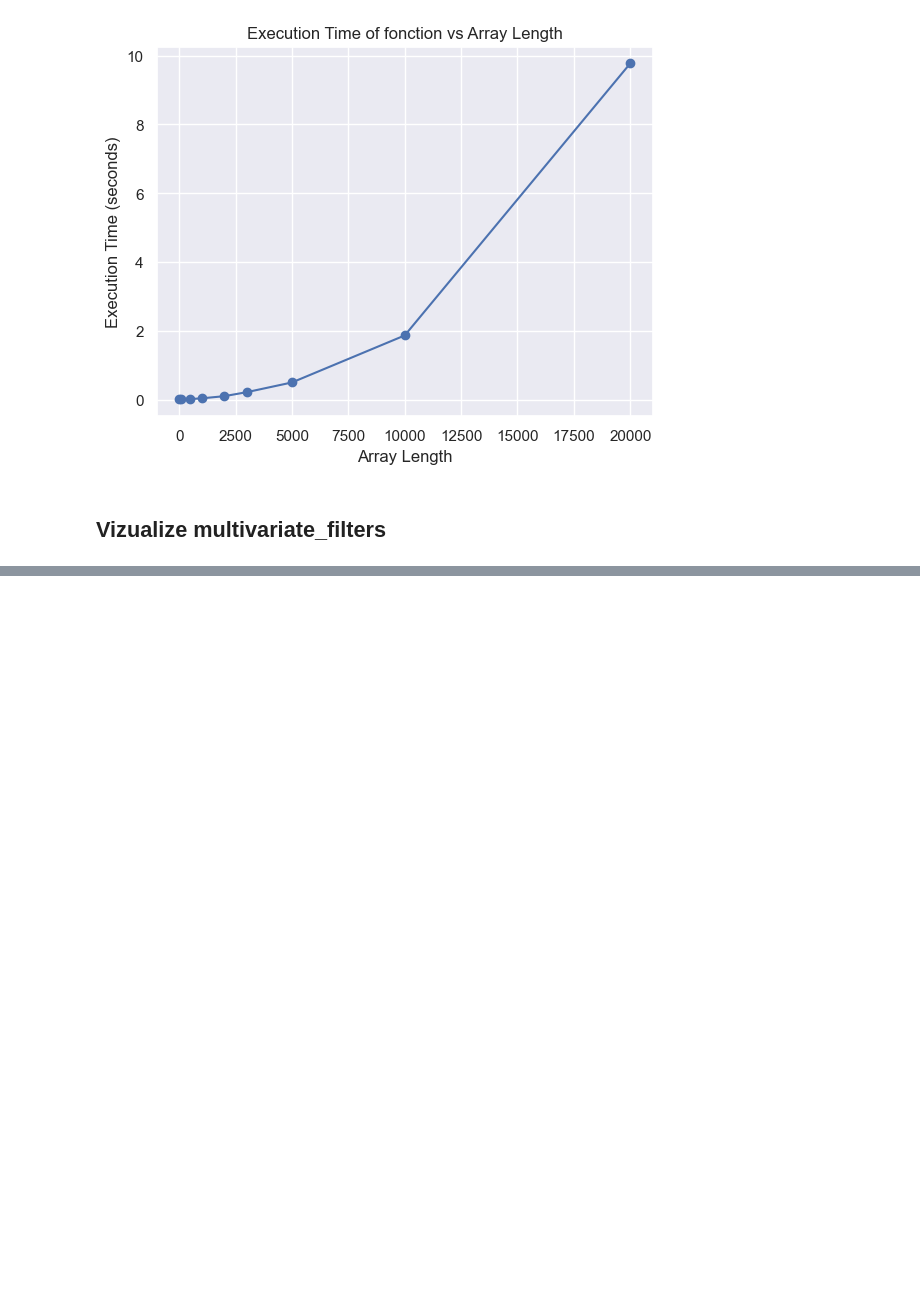
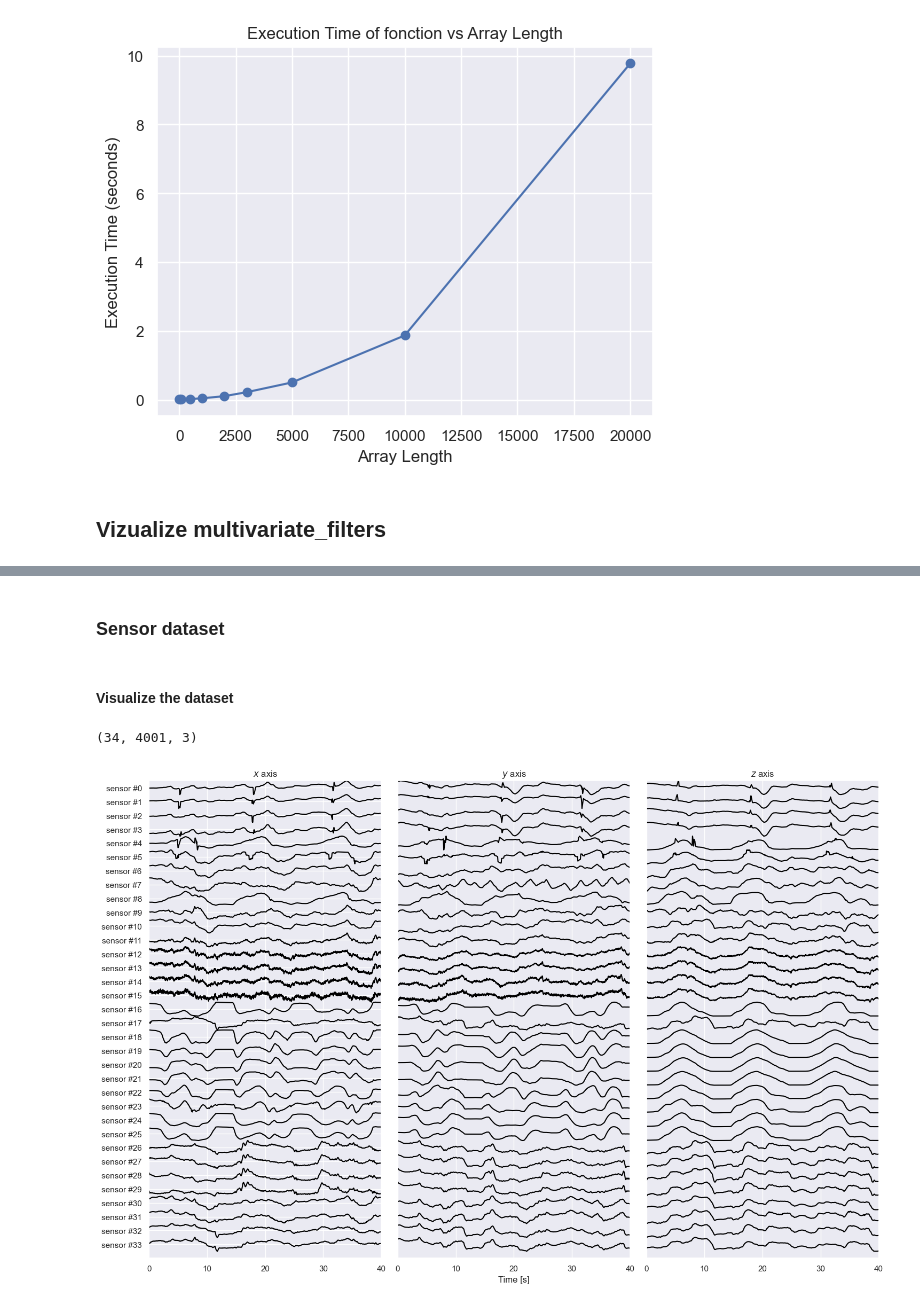
Before and after one commit to bobmnc/l1_trend_filtering, a Jupyter notebook: demo.ipynb, the cells around one changed output, grey strips where cells are left out. Cells and saved outputs as stored; diff of their text form; code cells hidden in the pictures; blank space fills up the shorter version.

```diff
--- a/demo.ipynb
+++ b/demo.ipynb
@@ -148,0 +173,46 @@ for d in range(D):
+# %% [markdown]
+### Sensor dataset
+# %% [markdown]
+#### Visualize the dataset
+# %%
+ts = np.load("../../dataset/armcoda_subject1_movement5.npy")
+print(ts.shape)
+
+plt.figure(figsize=(15, 10))
+names_tick = []
+for i in range(len(ts)):
+    names_tick.append("sensor #{}".format(i))
+    for j in range(3):
+        plt.subplot(1, 3, j + 1)
+        norm_ts = (ts[i][:, j] - min(ts[i][:, j])) / (
+            max(ts[i][:, j]) - min(ts[i][:, j])
+        )
+        plt.plot(norm_ts - (i + 1.5), color="black")
+plt.subplot(1, 3, 1)
+plt.xlim(0, len(ts[0]))
+plt.ylim(-len(ts) - 1, -0.5)
+plt.yticks(list(range(-len(ts), 0))[::-1], names_tick)
+plt.xticks([0, 1000, 2000, 3000, 4000], ["0", "10", "20", "30", "40"])
+plt.title("$x$ axis")
+# plt.tight_layout()
+
+plt.subplot(1, 3, 2)
+plt.xlim(0, len(ts[0]))
+plt.ylim(-len(ts) - 1, -0.5)
+plt.yticks([], [])
+plt.xticks([0, 1000, 2000, 3000, 4000], ["0", "10", "20", "30", "40"])
+plt.xlabel("Time [s]")
+plt.title("$y$ axis")
+
+plt.subplot(1, 3, 3)
+plt.xlim(0, len(ts[0]))
+plt.ylim(-len(ts) - 1, -0.5)
+plt.yticks([], [])
+plt.xticks([0, 1000, 2000, 3000, 4000], ["0", "10", "20", "30", "40"])
+plt.title("$z$ axis")
+plt.tight_layout()
+plt.margins(x=0)
+plt.show()
+# %% [output]
+(34, 4001, 3)
+[figure, added]
```
Also changed, not shown: parts of 8 cells of this notebook.
